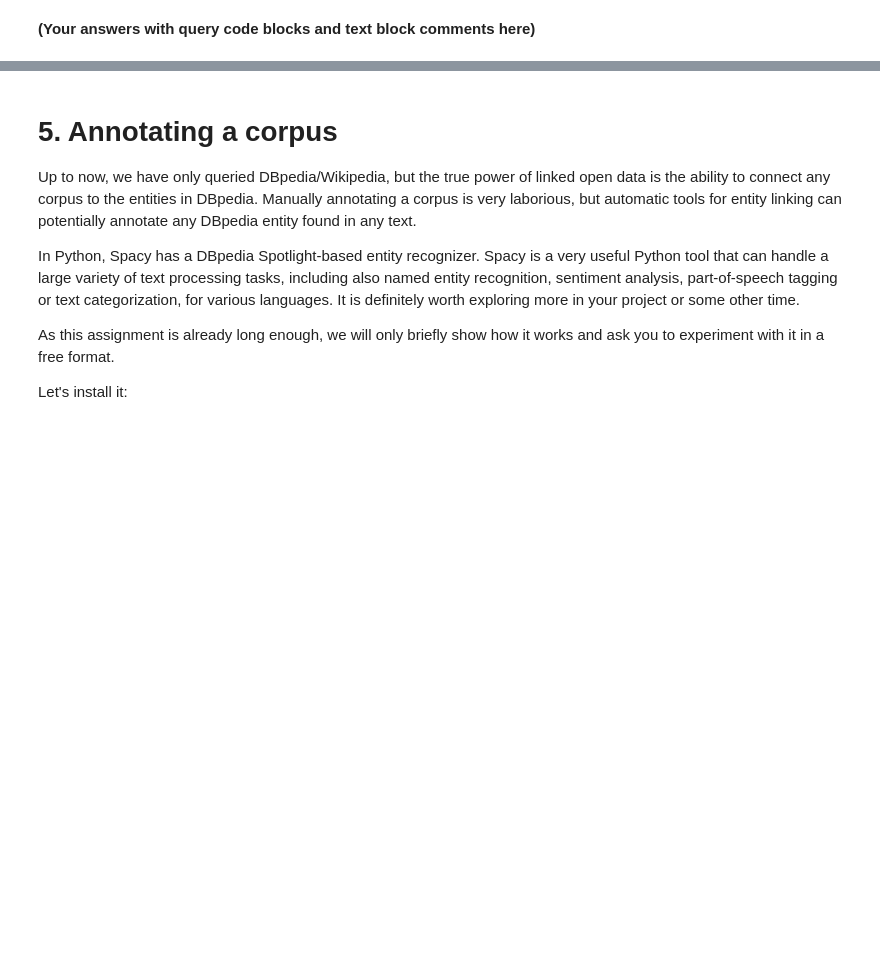
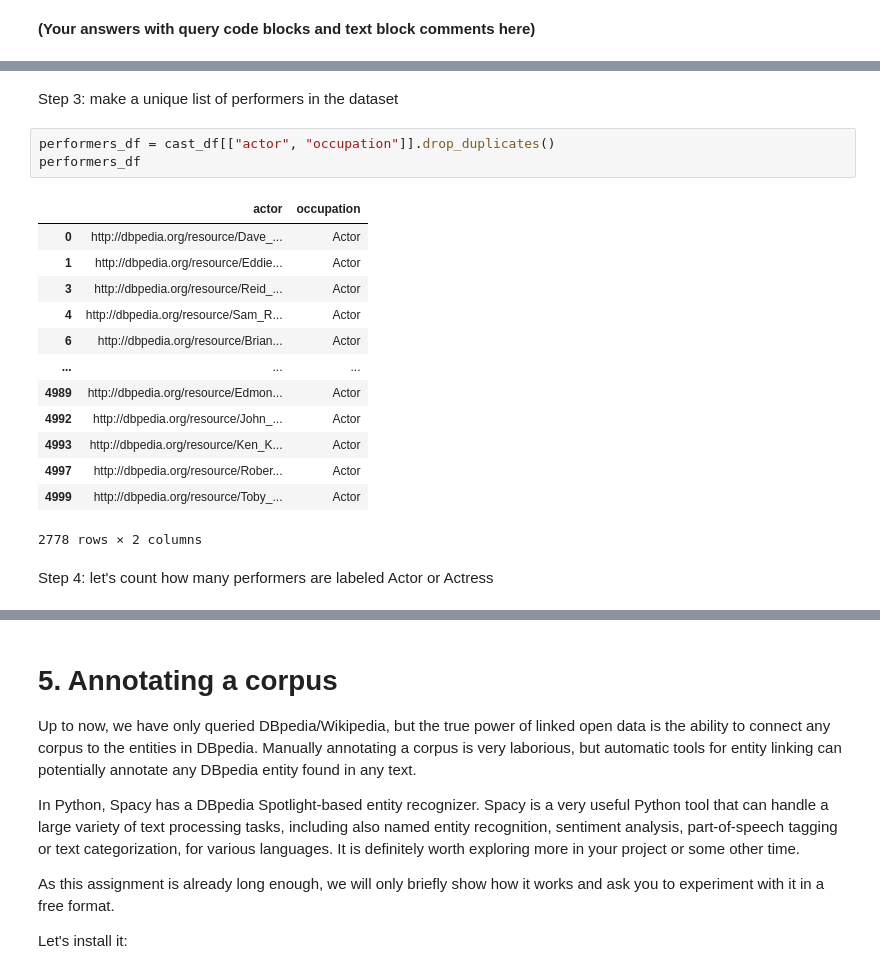
Before and after one commit to NadiyaYakhina/DDR_W3, a Jupyter notebook: 3_lodwanderlust.ipynb, the cells around one changed output, grey strips where cells are left out. Saved outputs shown, nothing was run; the diff lists cells and outputs as text; blank space fills up the shorter version.

```diff
--- a/3_lodwanderlust.ipynb
+++ b/3_lodwanderlust.ipynb
@@ -695,0 +894,21 @@ In a similar way as the example walk, make your own walk through DBpedia/Wikiped
+# %% [markdown]
+Step 3: make a unique list of performers in the dataset
+# %%
+performers_df = cast_df[["actor", "occupation"]].drop_duplicates()
+performers_df
+# %% [output]
+|  | actor | occupation |
+| 0 | http://dbpedia.org/resource/Dave_... | Actor |
+| 1 | http://dbpedia.org/resource/Eddie... | Actor |
+| 3 | http://dbpedia.org/resource/Reid_... | Actor |
+| 4 | http://dbpedia.org/resource/Sam_R... | Actor |
+| 6 | http://dbpedia.org/resource/Brian... | Actor |
+| ... | ... | ... |
+| 4989 | http://dbpedia.org/resource/Edmon... | Actor |
+| 4992 | http://dbpedia.org/resource/John_... | Actor |
+| 4993 | http://dbpedia.org/resource/Ken_K... | Actor |
+| 4997 | http://dbpedia.org/resource/Rober... | Actor |
+| 4999 | http://dbpedia.org/resource/Toby_... | Actor |
+2778 rows × 2 columns
+# %% [markdown]
+Step 4: let's count how many performers are labeled Actor or Actress
```
Also changed, not shown: parts of 37 cells of this notebook.
